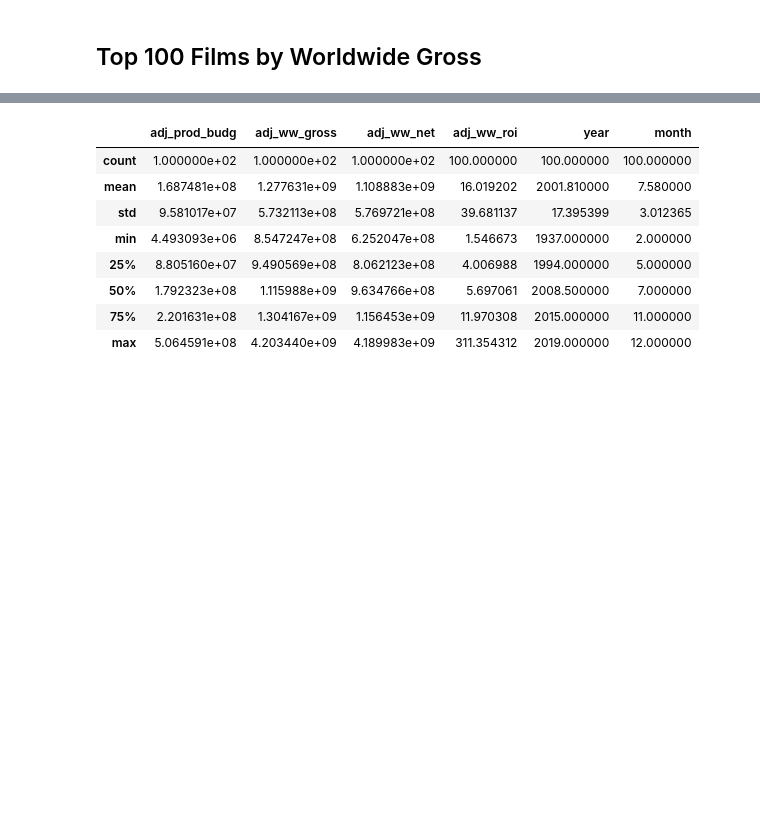
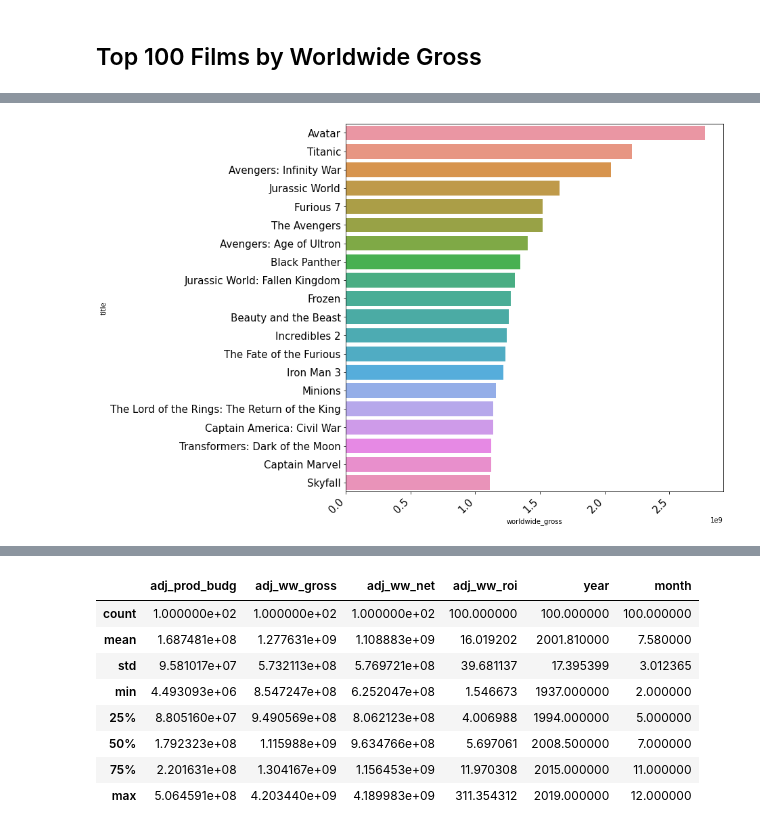
Before and after one commit to jeffreyhwatson/MS_Box_Office_Insights, a Jupyter notebook: rt_tn_workspace-Copy1.ipynb, the cells around one changed output, grey strips where cells are left out. Cells and saved outputs as stored; diff of their text form; code cells hidden in the pictures; blank space fills up the shorter version.

```diff
--- a/rt_tn_workspace-Copy1.ipynb
+++ b/rt_tn_workspace-Copy1.ipynb
@@ -243,4 +243,4 @@ Index(['idx', 'rotten_tomatoes_link', 'title', 'movie_info',
 title_gross = df[['title', 'production_budget', 'worldwide_gross', 'worldwide_net', 'worldwide_roi', 'genres', 'year', 'month']]
 unique_gross_titles = title_gross.drop_duplicates(subset = ['title'])
 top100_gross_films = unique_gross_titles.sort_values(by='worldwide_gross', ascending=False).head(100)
-top100_gross_films
+top20_gross_films = unique_gross_titles.sort_values(by='worldwide_gross', ascending=False).head(20)
@@ -261,3 +247,11 @@ top100_gross_films
+# %%
+fig, ax=plt.subplots(figsize=(10, 10))
+sns.barplot(x='worldwide_gross', y='title', data= top20_gross_films)
+ax.tick_params(labelsize=15)
+plt.xticks(rotation=45, ha='right')
+plt.show()
+# %% [output]
+[figure, added]
 # %%
 title_adj_gross = df[['title', 'adj_prod_budg', 'adj_ww_gross', 'adj_ww_net', 'adj_ww_roi', 'genres', 'year', 'month']]
 unique_adj_titles = title_adj_gross.drop_duplicates(subset = ['title'])
```
Also changed, not shown: parts of 9 cells of this notebook.
